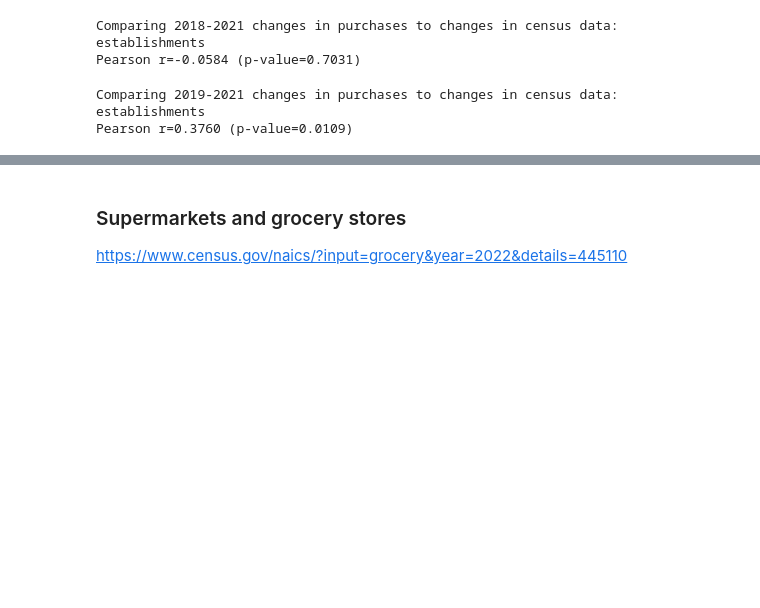
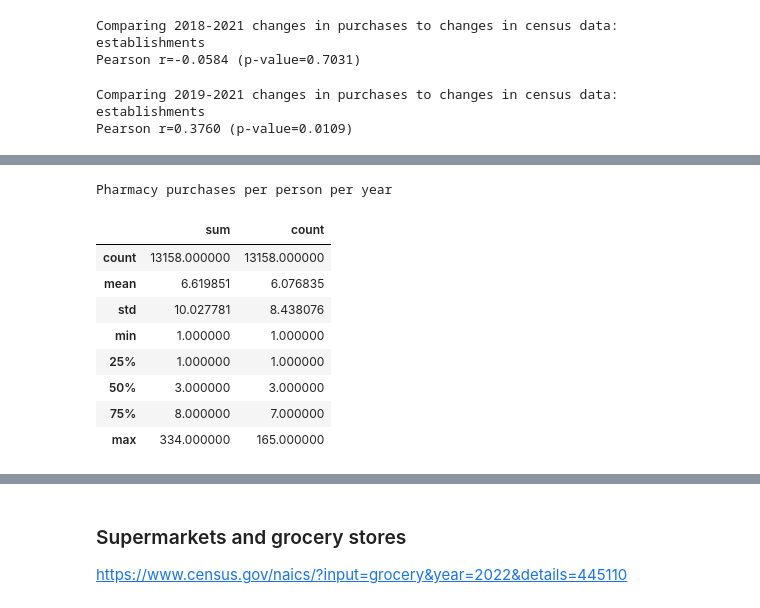
Before and after one commit to aberke/amazon-study, a Jupyter notebook: data-analysis/employment-vs-online-purchases.ipynb, the cells around one changed output, grey strips where cells are left out. Saved outputs shown, nothing was run; the diff lists cells and outputs as text; code cells hidden in the pictures; blank space fills up the shorter version.

Commit message:
added pharmacies to the employment vs online purchases analysis

```diff
--- a/data-analysis/employment-vs-online-purchases.ipynb
+++ b/data-analysis/employment-vs-online-purchases.ipynb
@@ -1362,0 +1382,17 @@ Pearson r=0.3760 (p-value=0.0109)
+# %%
+# Use the same pharmacy categories as other analyses
+pharmacy_cats = [
+    'HEALTH_PERSONAL_CARE',
+    'MEDICATION',
+    'VITAMIN',
+    'HERBAL_SUPPLEMENT',
+    'SKIN_MOISTURIZER',
+    'SKIN_CLEANING_AGENT',
+    'BEAUTY',
+]
+
+print('%s pharmacy categories' % len(pharmacy_cats))
+# print(pharmacy_cats)
+pharm_purchases = amzn_data_sample[amzn_data_sample['Category'].isin(pharmacy_cats)]
+print('%s total pharmacy related purchases in sample' % len(pharm_purchases))
+pharm_purchases[CATEGORY].value_counts()
@@ -1362,0 +1411,16 @@ Pearson r=0.3760 (p-value=0.0109)
+# %%
+# Sum is sum over quanity. Count is unique purchases per person per year
+print('Pharmacy purchases per person per year')
+pharm_purchases_per_person = pharm_purchases.groupby([YEAR,RESPONSE_ID])['Quantity'].agg(['sum','count'])
+pharm_purchases_per_person.describe()
+# %% [output]
+Pharmacy purchases per person per year
+|  | sum | count |
+| count | 13158.000000 | 13158.000000 |
+| mean | 6.619851 | 6.076835 |
+| std | 10.027781 | 8.438076 |
+| min | 1.000000 | 1.000000 |
+| 25% | 1.000000 | 1.000000 |
+| 50% | 3.000000 | 3.000000 |
+| 75% | 8.000000 | 7.000000 |
+| max | 334.000000 | 165.000000 |
```
Also changed, not shown: parts of 26 cells of this notebook, 1 other file.
